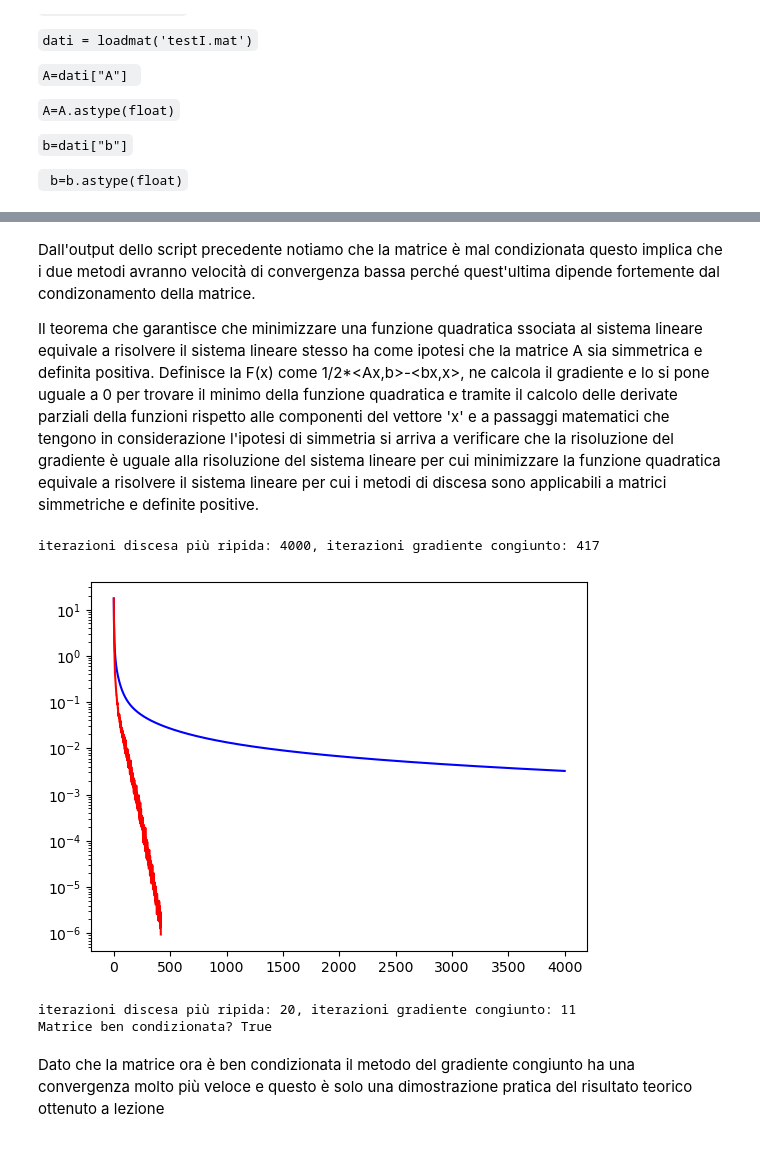
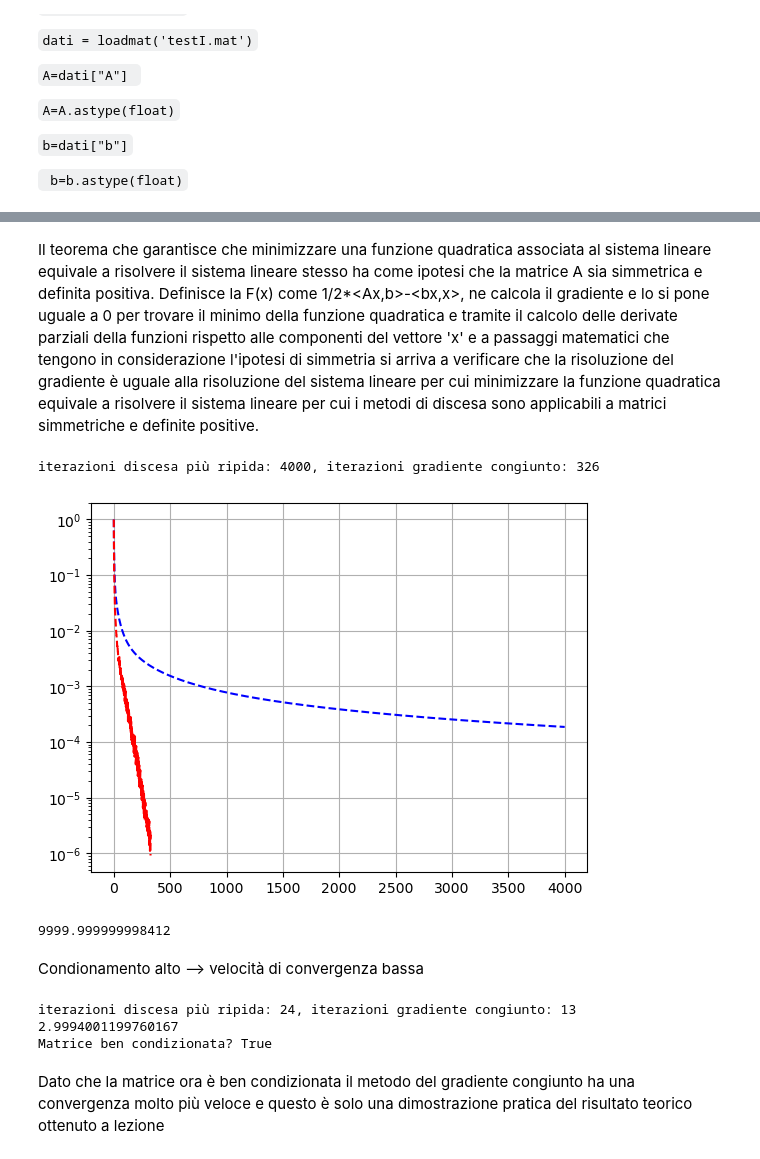
Before and after one commit to Gianmarco-Fabbri/Metodi-numerici, a Jupyter notebook: Simulazioni Esami-20240604/Simulazione_I/Simulazione_Esame_I.ipynb, the cells around one changed output, grey strips where cells are left out. Drawn from its saved outputs; the diff is of its cells as text; code cells hidden in the pictures.

```diff
--- a/Simulazioni Esami-20240604/Simulazione_I/Simulazione_Esame_I.ipynb
+++ b/Simulazioni Esami-20240604/Simulazione_I/Simulazione_Esame_I.ipynb
@@ -65,13 +65,9 @@ La matrice è sparsa? True
 # %% [markdown]
-Dall'output dello script precedente notiamo che la matrice è mal condizionata
-questo implica che i due metodi avranno velocità di convergenza bassa perché quest'ultima
-dipende fortemente dal condizonamento della matrice.
-
-Il teorema che garantisce che minimizzare una funzione quadratica ssociata al sistema lineare equivale a risolvere il sistema lineare stesso ha come ipotesi che la matrice A sia simmetrica e definita positiva. Definisce la F(x) come 1/2*<Ax,b>-<bx,x>, ne calcola il gradiente e lo si pone uguale a 0 per trovare il minimo della funzione quadratica e tramite il calcolo delle derivate parziali della funzioni rispetto alle componenti del vettore 'x' e a passaggi matematici che tengono in considerazione l'ipotesi di simmetria si arriva a verificare che la risoluzione del gradiente è uguale alla risoluzione del sistema lineare per cui minimizzare la funzione quadratica equivale a risolvere il sistema lineare per cui i metodi di discesa sono applicabili a matrici simmetriche e definite positive.
+Il teorema che garantisce che minimizzare una funzione quadratica associata al sistema lineare equivale a risolvere il sistema lineare stesso ha come ipotesi che la matrice A sia simmetrica e definita positiva. Definisce la F(x) come 1/2*<Ax,b>-<bx,x>, ne calcola il gradiente e lo si pone uguale a 0 per trovare il minimo della funzione quadratica e tramite il calcolo delle derivate parziali della funzioni rispetto alle componenti del vettore 'x' e a passaggi matematici che tengono in considerazione l'ipotesi di simmetria si arriva a verificare che la risoluzione del gradiente è uguale alla risoluzione del sistema lineare per cui minimizzare la funzione quadratica equivale a risolvere il sistema lineare per cui i metodi di discesa sono applicabili a matrici simmetriche e definite positive.
 # %%
 toll=1e-6
 maxit=4000
-x0=np.array([0]*n).T
+x0=np.array([[0]*n]).T
 # %%
 def steepestdescent(A,b,x0,maxit,toll):
 
@@ -146,11 +142,18 @@ x1,vr1,vs1,it1 = steepestdescent(A,b,x0,maxit,toll)
 x2,vr2,vs2,it2 = conjugate_gradient(A,b,x0,maxit,toll)
 print(f'iterazioni discesa più ripida: {it1}, iterazioni gradiente congiunto: {it2}')
 # %% [output]
-iterazioni discesa più ripida: 4000, iterazioni gradiente congiunto: 417
+iterazioni discesa più ripida: 4000, iterazioni gradiente congiunto: 326
 # %%
 import matplotlib.pyplot as plt
-plt.semilogy(vr1,'-b',vr2,'-r')
+plt.semilogy(vr1,'--b',vr2,'--r')
+plt.grid(True)
 plt.show()
 # %% [output]
-[figure, old version]
+[figure, new version]
+# %%
+print(np.max(np.abs(npl.eigvals(A)))/np.min(np.abs(npl.eigvals(A))))
+# %% [output]
+9999.999999998412
+# %% [markdown]
+Condionamento alto --> velocità di convergenza bassa
 # %%
@@ -159,12 +162,13 @@ b=np.sum(A,axis=1)
 # %%
-x1,vr1,vs1,it1 = steepestdescent(A,b,x0,maxit,toll)
+x1,vr1,vs1,it1 = steepestdescent(A1,b1,x0,maxit,toll)
+x2,vr2,vs2,it2 = conjugate_gradient(A1,b1,x0,maxit,toll)
 
-x2,vr2,vs2,it2 = conjugate_gradient(A,b,x0,maxit,toll)
 print(f'iterazioni discesa più ripida: {it1}, iterazioni gradiente congiunto: {it2}')
-
-print(f'Matrice ben condizionata? {npl.cond(A) < 100}')
+print(np.max(np.abs(npl.eigvals(A1)))/np.min(np.abs(npl.eigvals(A1))))
+print(f'Matrice ben condizionata? {npl.cond(A1) < 100}')
 # %% [output]
-iterazioni discesa più ripida: 20, iterazioni gradiente congiunto: 11
+iterazioni discesa più ripida: 24, iterazioni gradiente congiunto: 13
+2.9994001199760167
 Matrice ben condizionata? True
 # %% [markdown]
 Dato che la matrice ora è ben condizionata il metodo del gradiente congiunto
```
Also changed, not shown: parts of 11 cells of this notebook, 9 other files.
